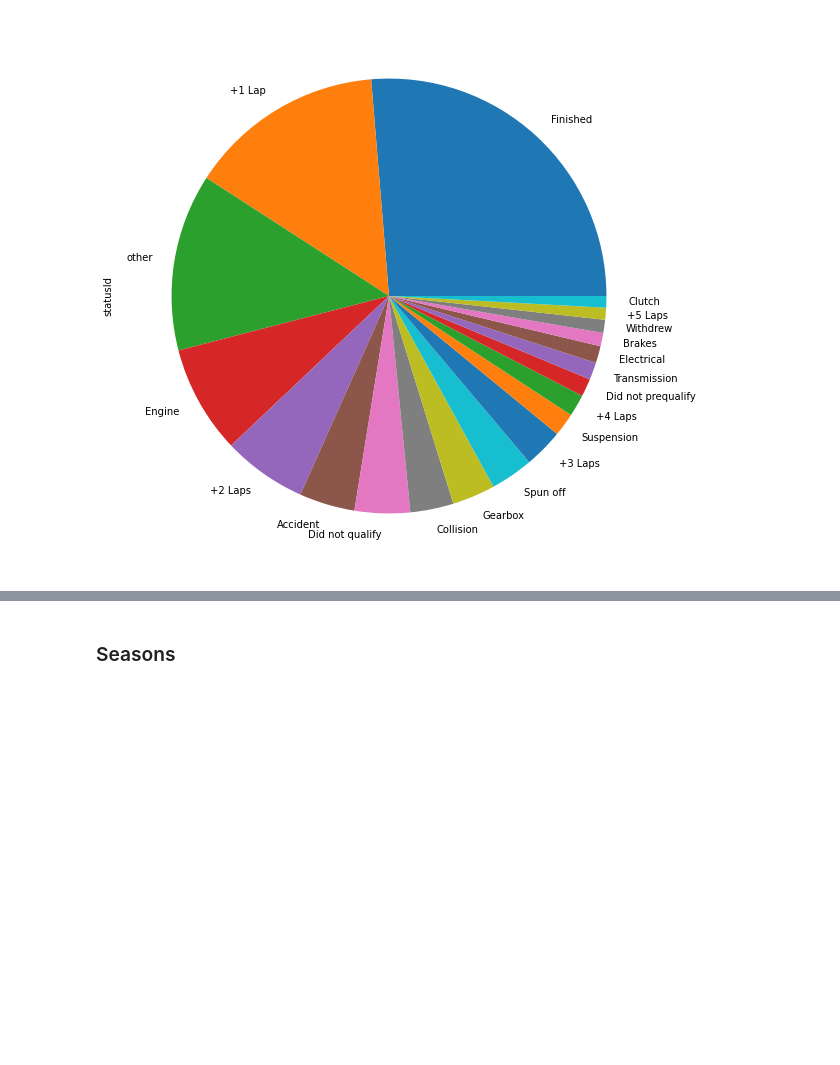
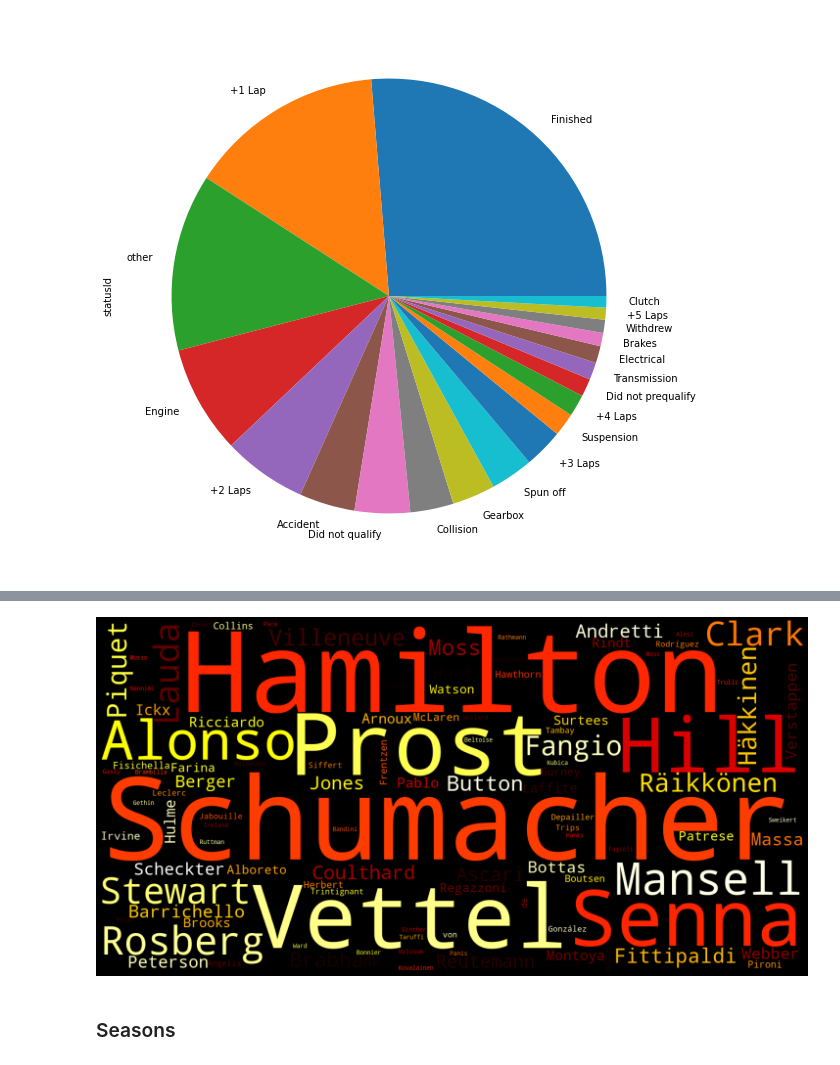
Before and after one commit to juankasv99/APC-F1RacePredictions, a Jupyter notebook: Untitled.ipynb, the cells around one changed output, grey strips where cells are left out. Saved outputs shown, nothing was run; the diff lists cells and outputs as text; code cells hidden in the pictures; blank space fills up the shorter version.

```diff
--- a/Untitled.ipynb
+++ b/Untitled.ipynb
@@ -241,3 +293,37 @@ Name: statusId, dtype: int64
+# %%
+#winCountDef.index
+wins = winResults['driverId'].tolist()
+#str1 = ''.join(wins)
+
+str2 = []
+
+for idx in range(len(wins)):
+    #print(str1[idx+1])
+    #print(driversDF["driverId"]==int(str1[idx+1]))
+    name = driversDF.loc[driversDF["driverId"]==int(wins[idx]), "surname"].iloc[0]
+    str2.append(name)
+
+str2=str(str2)
+str2 = str2.replace(",", "")
+str2 = str2.replace("'", "")
+str2 = str2.replace(" ", "\n")
+
+#print(str2)
+wordcloud = WordCloud(width=1600, height=800, margin=0,collocations=False, colormap="hot").generate(str(str2))
+"""plt.imshow(wordcloud, interpolation='bilinear')
+plt.axis("off")
+plt.margins(x=0, y=0)
+plt.show()"""
+
+
+plt.figure( figsize=(20,10), facecolor='k')
+plt.imshow(wordcloud, interpolation='bilinear')
+plt.axis("off")
+plt.tight_layout(pad=0)
+plt.savefig('cloudword.png')
+plt.show()
+# %% [output]
+[figure, added]
 # %% [markdown]
 ### Seasons
 # %%
```
Also changed, not shown: parts of 4 cells of this notebook, 1 other file.
